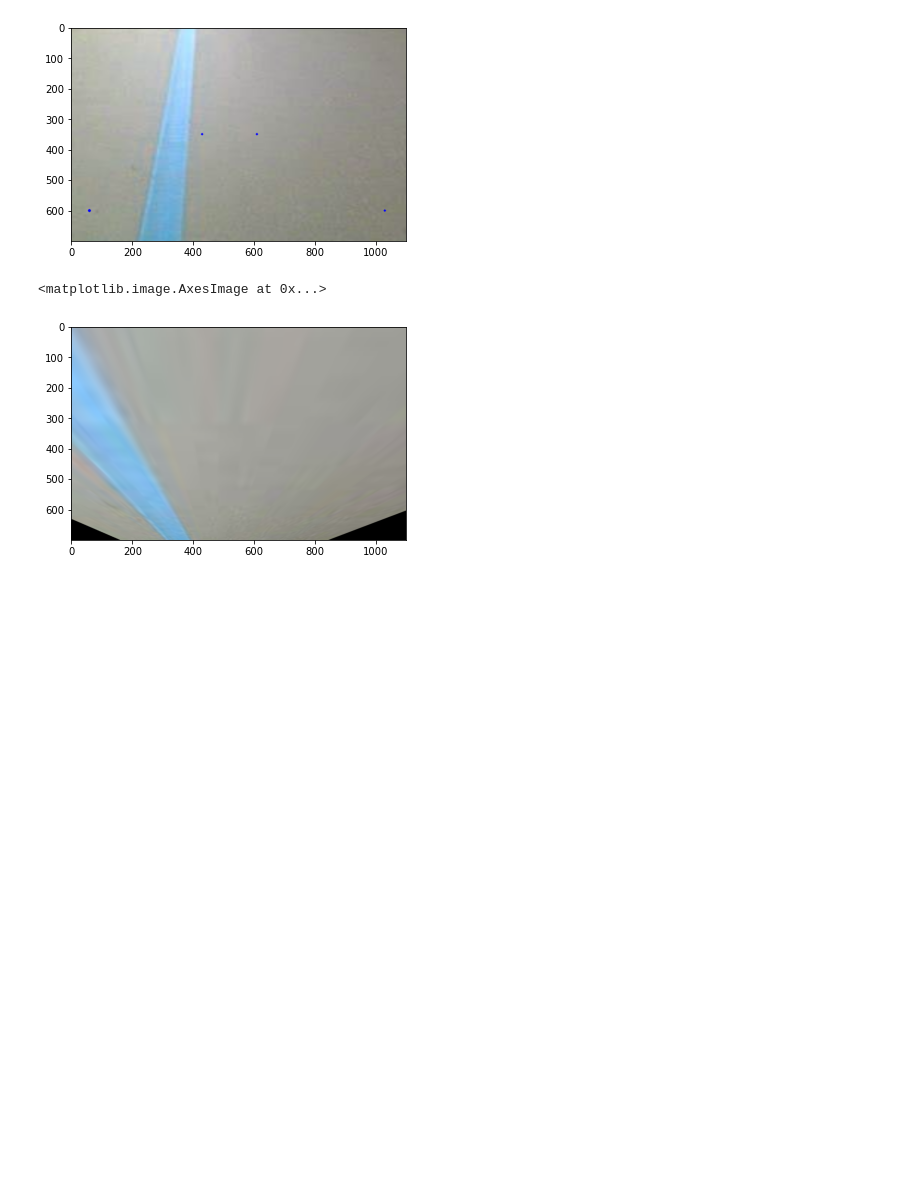
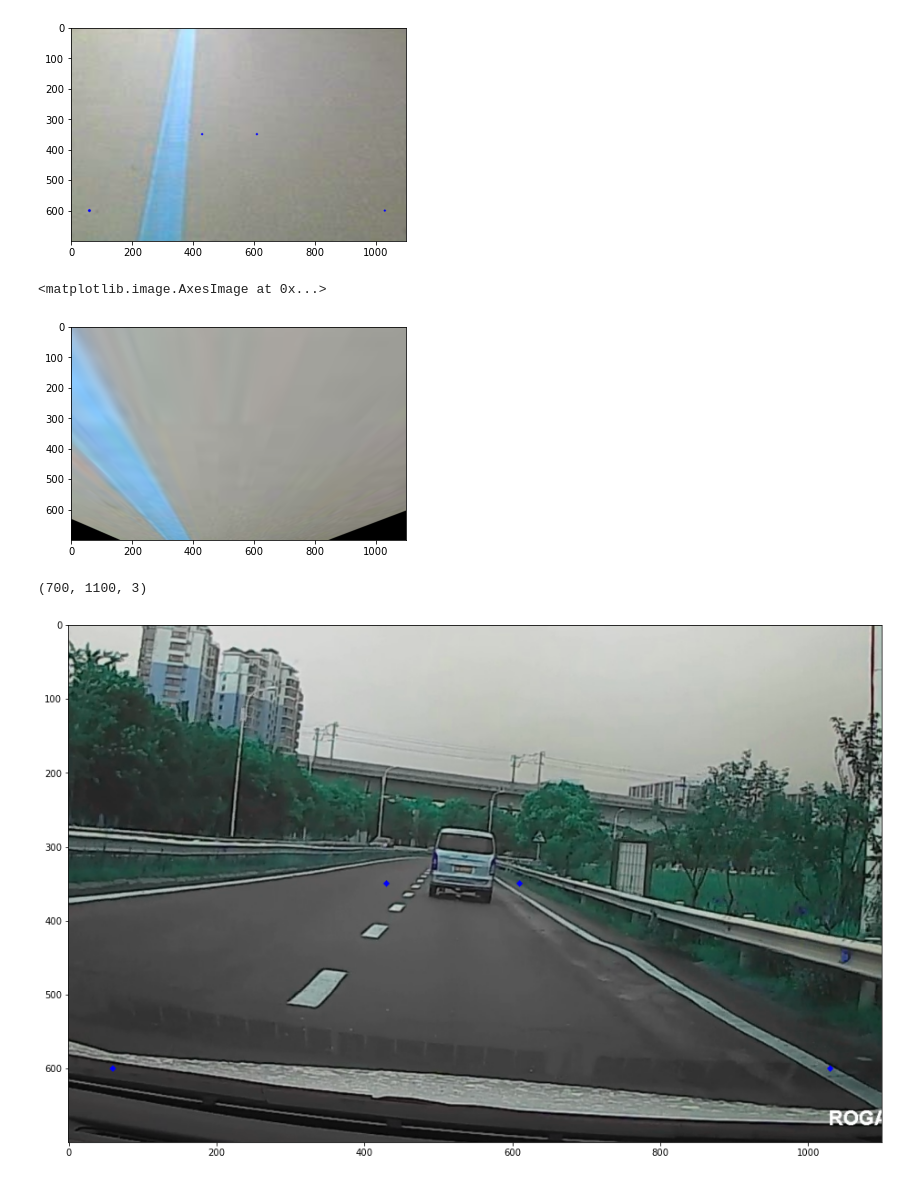
Before and after one commit to hero576/opencv_demo, a Jupyter notebook: cv_demo.ipynb, the cells around one changed output. Saved outputs shown, nothing was run; the diff lists cells and outputs as text; code cells hidden in the pictures; blank space fills up the shorter version.

```diff
--- a/cv_demo.ipynb
+++ b/cv_demo.ipynb
@@ -218,0 +224,15 @@ plt.imshow(wrap_img)
+# %%
+img_c = cut_img.copy()
+#src = np.float32([[(60, 600), (430, 350), (610, 350), (1030, 600)]])
+#dst = np.float32([[(200, 700), (200, 100), (800, 100), (800, 700)]])
+
+cv2.circle(img_c,(60, 600),2,(0,0,255),3)
+cv2.circle(img_c,(430, 350),2,(0,0,255),3)
+cv2.circle(img_c,(610, 350),2,(0,0,255),3)
+cv2.circle(img_c,(1030, 600),2,(0,0,255),3)
+plt.figure(figsize=(16,16))
+plt.imshow(img_c)
+print(img_c.shape)
+# %% [output]
+(700, 1100, 3)
+[figure, added]
```
Also changed, not shown: parts of 1 cell of this notebook, 7 other files.
